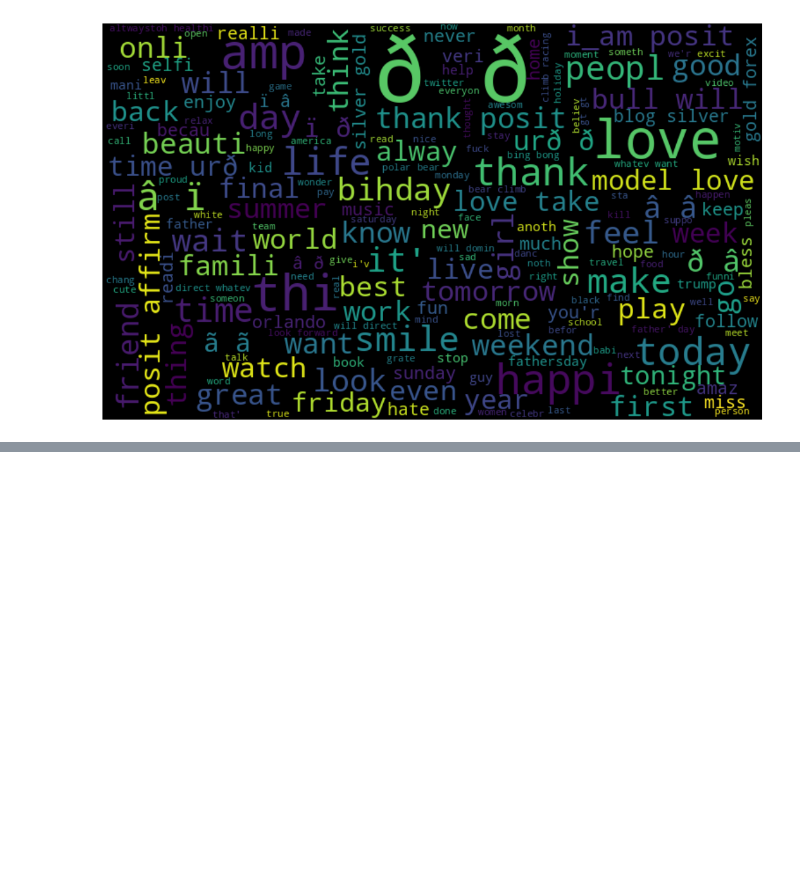
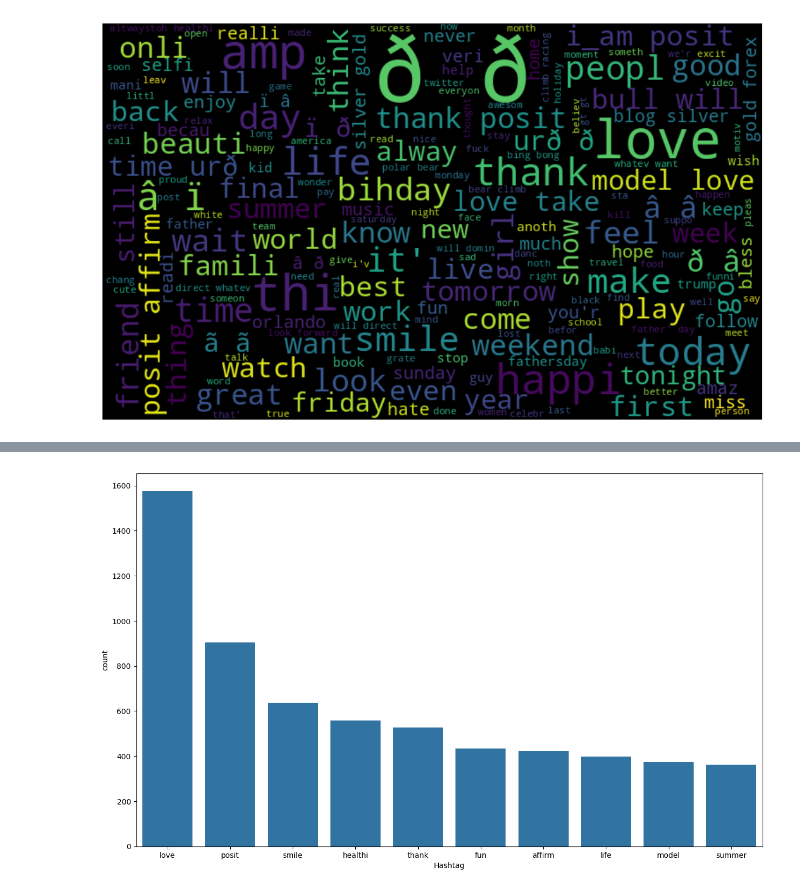
Before and after one commit to aadi-kanwar/Twitter-Sentiment-Analysis, a Jupyter notebook: Twitter_Sentiment_Analysis.ipynb, the cells around one changed output, grey strips where cells are left out. Cells and saved outputs as stored; diff of their text form; code cells hidden in the pictures; blank space fills up the shorter version.

```diff
--- a/Twitter_Sentiment_Analysis.ipynb
+++ b/Twitter_Sentiment_Analysis.ipynb
@@ -143,0 +174,15 @@ plt.show()
+# %%
+# Extracting Hashtags
+def extract_hashtag(tweets):
+    hashtags = []
+    # Loop for words in the tweet.
+    for tweet in tweets:
+        ht = re.findall(r"#(\w+)",tweet)
+        hashtags.append(ht)
+    return hashtags
+# %%
+# Extracting hashtags from non-racist/non-sexist tweets
+ht_postive = extract_hashtag(df['clean_tweet'][df['label']==0])
+
+# Extracting hashtags from racist/non-sexist tweets
+ht_negative = extract_hashtag(df['clean_tweet'][df['label']==1])
@@ -143,0 +193,5 @@ plt.show()
+# %%
+#COnverting to a single list
+
+ht_postive = sum(ht_postive, [])
+ht_negative = sum(ht_negative, [])
@@ -143,0 +202,5 @@ plt.show()
+# %%
+freq = nltk.FreqDist(ht_postive)
+d = pd.DataFrame({'Hashtag': list(freq.keys()),
+                  'count':list(freq.values())})
+d.head()
@@ -143,0 +214,8 @@ plt.show()
+# %%
+# Select top 10 hashtags
+d = d.nlargest(columns = 'count', n = 10)
+plt.figure(figsize = (15, 9))
+sns.barplot(data = d, x = 'Hashtag', y = 'count')
+plt.show()
+# %% [output]
+[figure, added]
```
Also changed, not shown: parts of 10 cells of this notebook.
